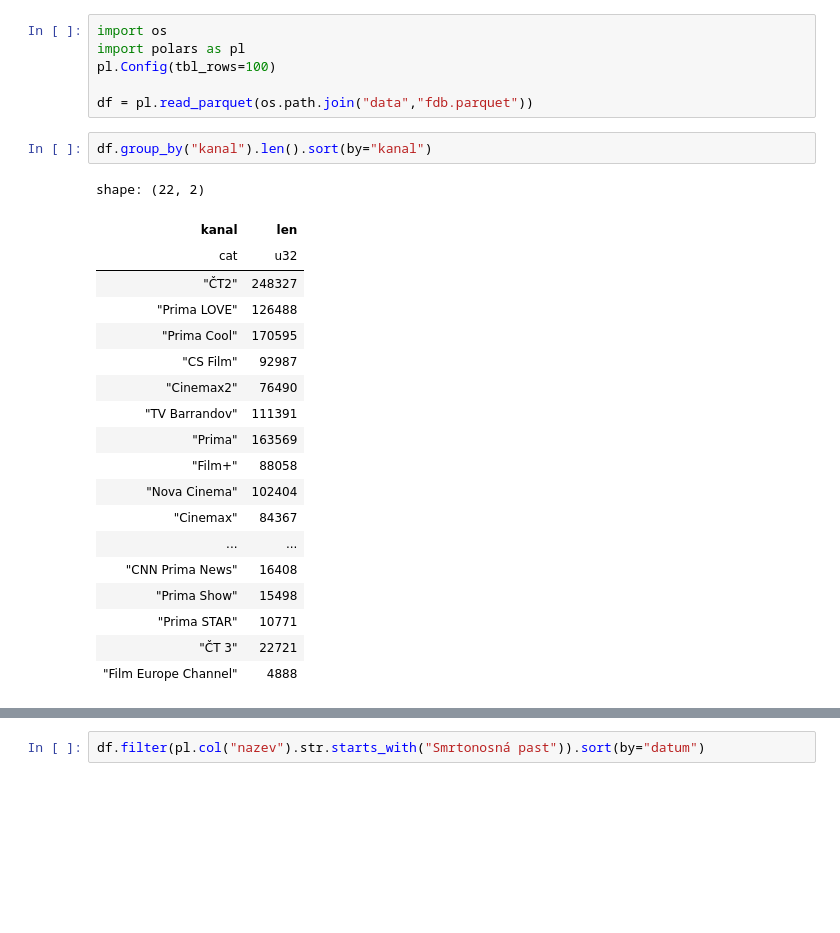
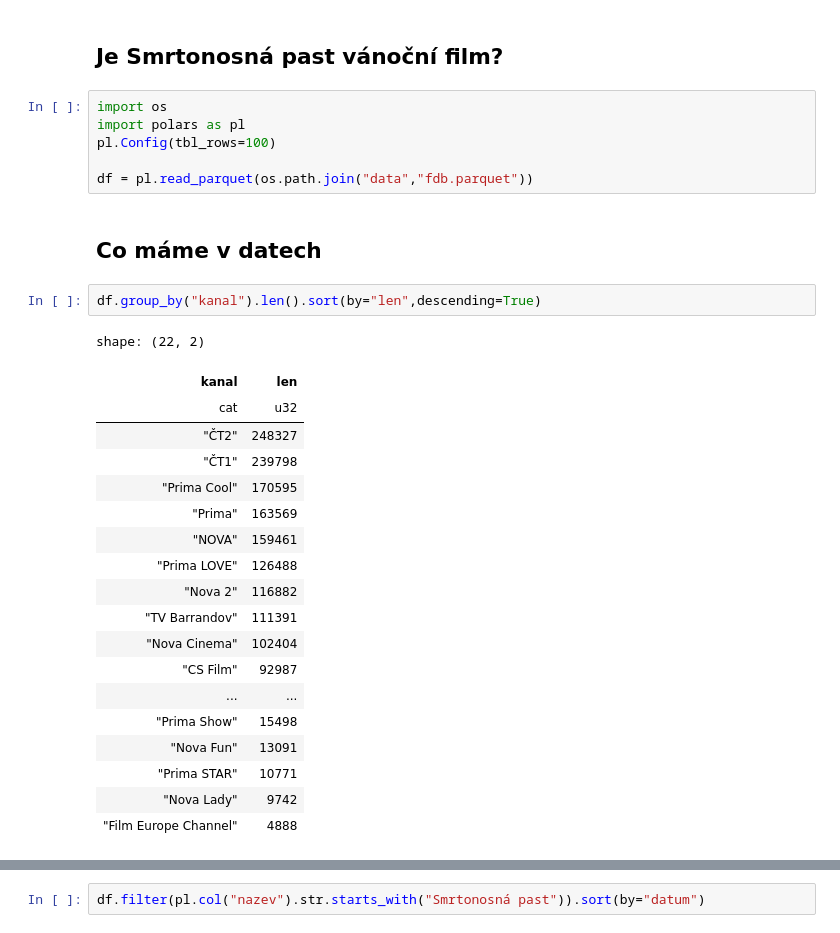
Before and after one commit to DataRozhlas/televizni-programy, a Jupyter notebook: 103_Smrtonosná_past.ipynb, the cells around one changed output, grey strips where cells are left out. Saved outputs shown, nothing was run; the diff lists cells and outputs as text; blank space fills up the shorter version.

```diff
--- a/103_Smrtonosná_past.ipynb
+++ b/103_Smrtonosná_past.ipynb
@@ -1,28 +1,32 @@
+# %% [markdown]
+## Je Smrtonosná past vánoční film?
 # %%
 import os
 import polars as pl
 pl.Config(tbl_rows=100)
 
 df = pl.read_parquet(os.path.join("data","fdb.parquet"))
+# %% [markdown]
+## Co máme v datech
 # %%
-df.group_by("kanal").len().sort(by="kanal")
+df.group_by("kanal").len().sort(by="len",descending=True)
 # %% [output]
 shape: (22, 2)
 | kanal | len |
 | cat | u32 |
 | "ČT2" | 248327 |
+| "ČT1" | 239798 |
+| "Prima Cool" | 170595 |
+| "Prima" | 163569 |
+| "NOVA" | 159461 |
 | "Prima LOVE" | 126488 |
-| "Prima Cool" | 170595 |
+| "Nova 2" | 116882 |
+| "TV Barrandov" | 111391 |
+| "Nova Cinema" | 102404 |
 | "CS Film" | 92987 |
-| "Cinemax2" | 76490 |
-| "TV Barrandov" | 111391 |
-| "Prima" | 163569 |
-| "Film+" | 88058 |
-| "Nova Cinema" | 102404 |
-| "Cinemax" | 84367 |
 | ... | ... |
-| "CNN Prima News" | 16408 |
 | "Prima Show" | 15498 |
+| "Nova Fun" | 13091 |
 | "Prima STAR" | 10771 |
-| "ČT 3" | 22721 |
+| "Nova Lady" | 9742 |
 | "Film Europe Channel" | 4888 |
```
Also changed, not shown: parts of 2 cells of this notebook, 8 other files.
